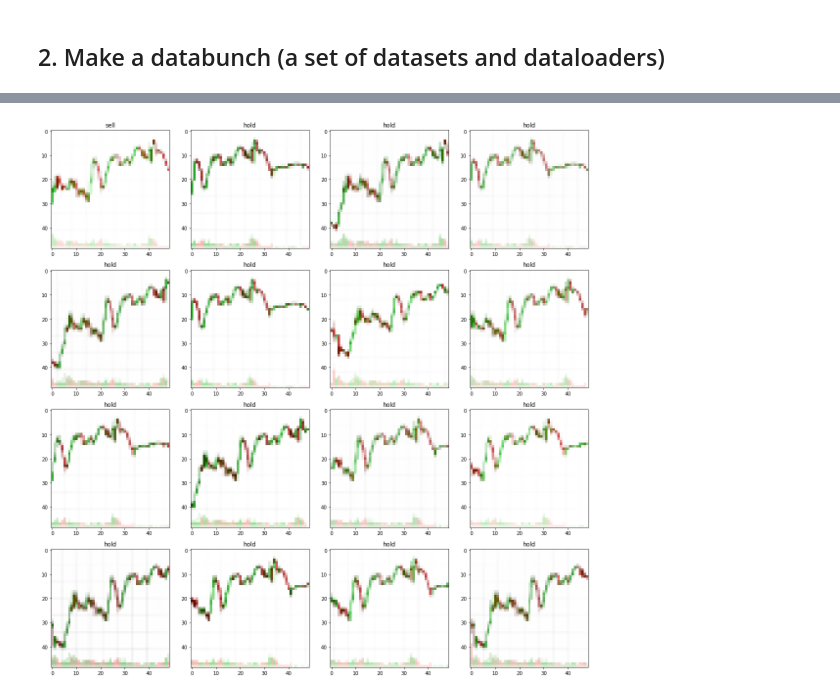
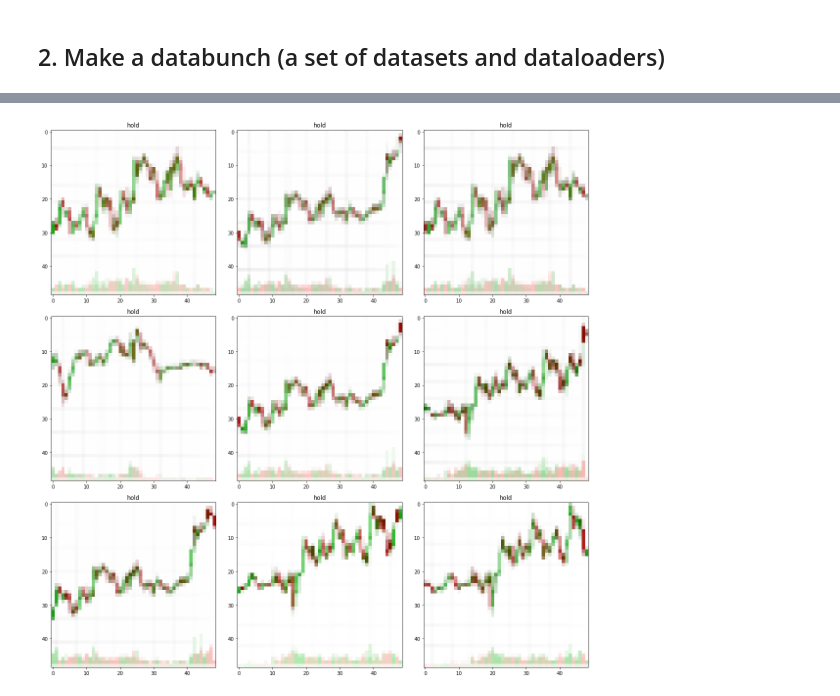
Before and after one commit to aleksiromanov/ai, a Jupyter notebook: FASTAI-CNN.ipynb, the cells around one changed output, grey strips where cells are left out. Saved outputs shown, nothing was run; the diff lists cells and outputs as text; code cells hidden in the pictures.

```diff
--- a/FASTAI-CNN.ipynb
+++ b/FASTAI-CNN.ipynb
@@ -142,9 +142,9 @@ Path: .;
 
 Test: None
 # %%
-data.show_batch(rows=4, figsize=(16, 16), hide_axis=False)
+data.show_batch(rows=3, figsize=(16, 16), hide_axis=False)
 # %% [output]
-[figure, old version]
+[figure, new version]
 # %%
 # normalization
 
```
Also changed, not shown: parts of 6 cells of this notebook.
